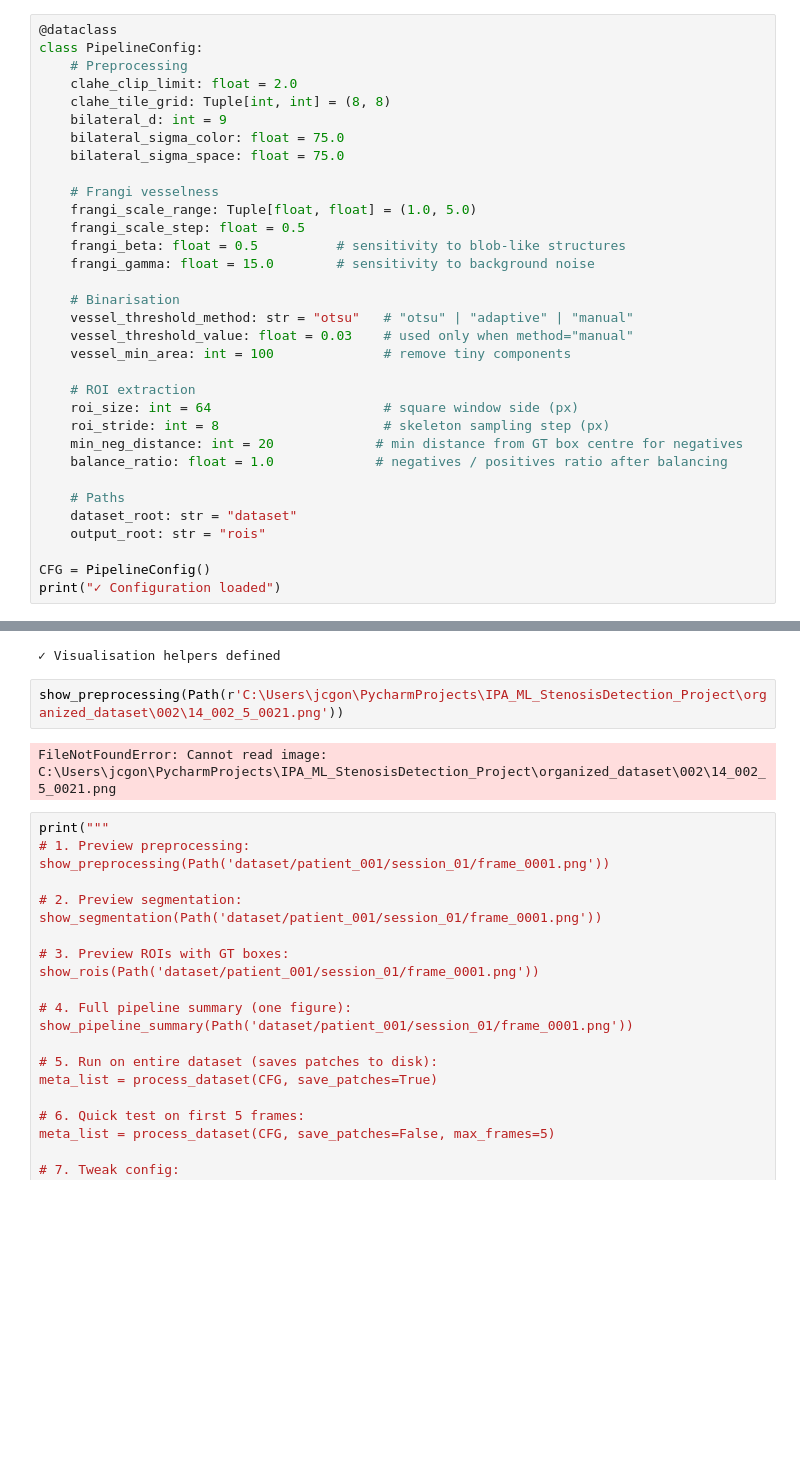
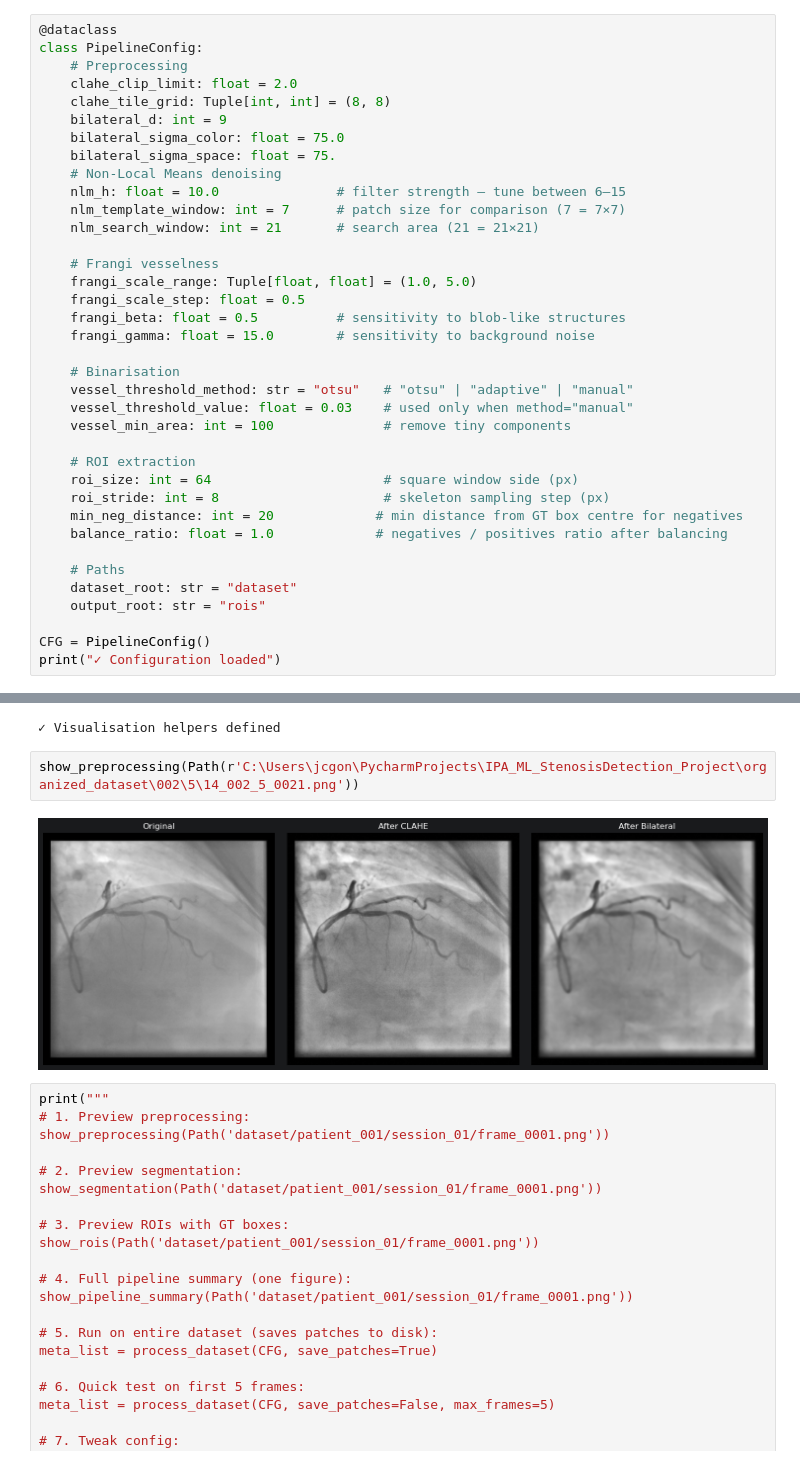
Before and after one commit to FerranMonteroUNICAS/IPA_ML_StenosisDetection_Project, a Jupyter notebook: notebooks/preprocessing_tryMar.ipynb, the cells around one changed output, grey strips where cells are left out. Saved outputs shown, nothing was run; the diff lists cells and outputs as text; blank space fills up the shorter version.

```diff
--- a/notebooks/preprocessing_tryMar.ipynb
+++ b/notebooks/preprocessing_tryMar.ipynb
@@ -23,7 +25,11 @@ class PipelineConfig:
     clahe_tile_grid: Tuple[int, int] = (8, 8)
     bilateral_d: int = 9
     bilateral_sigma_color: float = 75.0
-    bilateral_sigma_space: float = 75.0
+    bilateral_sigma_space: float = 75.
+    # Non-Local Means denoising
+    nlm_h: float = 10.0               # filter strength — tune between 6–15
+    nlm_template_window: int = 7      # patch size for comparison (7 = 7×7)
+    nlm_search_window: int = 21       # search area (21 = 21×21)
 
     # Frangi vesselness
     frangi_scale_range: Tuple[float, float] = (1.0, 5.0)
@@ -613,9 +636,9 @@ print("✓ Visualisation helpers defined")
 # %% [output]
 ✓ Visualisation helpers defined
 # %%
-show_preprocessing(Path(r'C:\Users\jcgon\PycharmProjects\IPA_ML_StenosisDetection_Project\organized_dataset\002\14_002_5_0021.png'))
+show_preprocessing(Path(r'C:\Users\jcgon\PycharmProjects\IPA_ML_StenosisDetection_Project\organized_dataset\002\5\14_002_5_0021.png'))
 # %% [output]
-FileNotFoundError: Cannot read image: C:\Users\jcgon\PycharmProjects\IPA_ML_StenosisDetection_Project\organized_dataset\002\14_002_5_0021.png
+[figure, added]
 # %%
 print("""
 # 1. Preview preprocessing:
```
Also changed, not shown: parts of 2 cells of this notebook, 9 other files.
